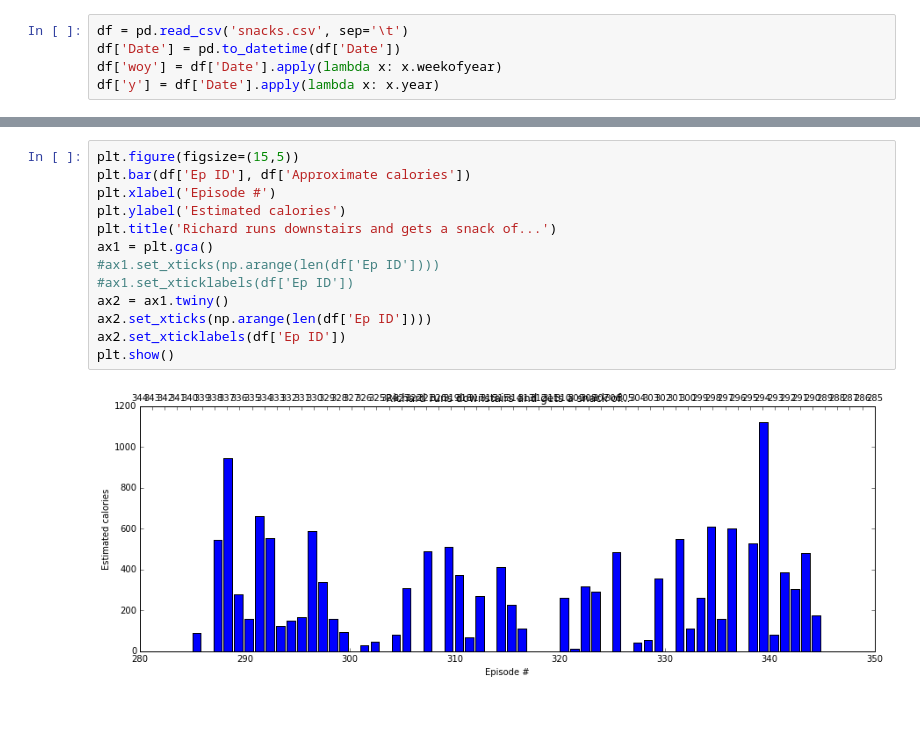
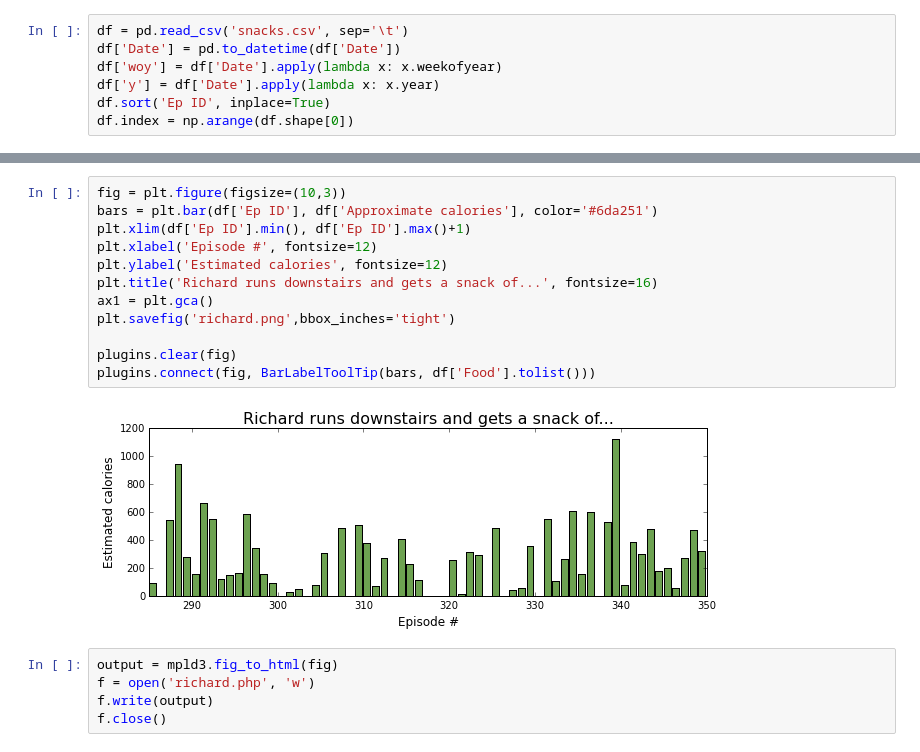
Before and after one commit to data-skeptic/dataskeptic, a Jupyter notebook: www/bf/guest-visuals/richard/richard-saunders.ipynb, the cells around one changed output, grey strips where cells are left out. Drawn from its saved outputs; the diff is of its cells as text; blank space fills up the shorter version.

```diff
--- a/www/bf/guest-visuals/richard/richard-saunders.ipynb
+++ b/www/bf/guest-visuals/richard/richard-saunders.ipynb
@@ -9,4 +16,6 @@ df = pd.read_csv('snacks.csv', sep='\t')
 df['Date'] = pd.to_datetime(df['Date'])
 df['woy'] = df['Date'].apply(lambda x: x.weekofyear)
 df['y'] = df['Date'].apply(lambda x: x.year)
+df.sort('Ep ID', inplace=True)
+df.index = np.arange(df.shape[0])
 # %%
@@ -21,15 +101,19 @@ df.tail()
 # %%
-plt.figure(figsize=(15,5))
-plt.bar(df['Ep ID'], df['Approximate calories'])
-plt.xlabel('Episode #')
-plt.ylabel('Estimated calories')
-plt.title('Richard runs downstairs and gets a snack of...')
+fig = plt.figure(figsize=(10,3))
+bars = plt.bar(df['Ep ID'], df['Approximate calories'], color='#6da251')
+plt.xlim(df['Ep ID'].min(), df['Ep ID'].max()+1)
+plt.xlabel('Episode #', fontsize=12)
+plt.ylabel('Estimated calories', fontsize=12)
+plt.title('Richard runs downstairs and gets a snack of...', fontsize=16)
 ax1 = plt.gca()
-#ax1.set_xticks(np.arange(len(df['Ep ID'])))
-#ax1.set_xticklabels(df['Ep ID'])
-ax2 = ax1.twiny()
-ax2.set_xticks(np.arange(len(df['Ep ID'])))
-ax2.set_xticklabels(df['Ep ID'])
-plt.show()
+plt.savefig('richard.png',bbox_inches='tight')
+
+plugins.clear(fig)
+plugins.connect(fig, BarLabelToolTip(bars, df['Food'].tolist()))
 # %% [output]
-[figure, old version]
+[figure, new version]
+# %%
+output = mpld3.fig_to_html(fig)
+f = open('richard.php', 'w')
+f.write(output)
+f.close()
```
Also changed, not shown: parts of 3 cells of this notebook, 7 other files.
